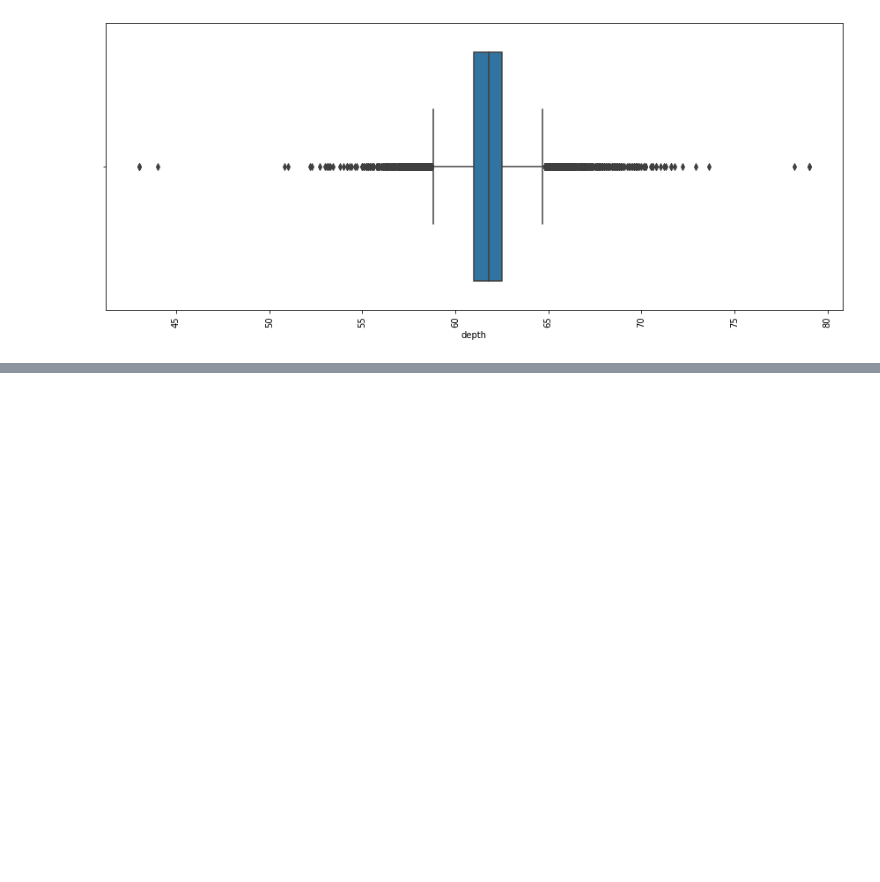
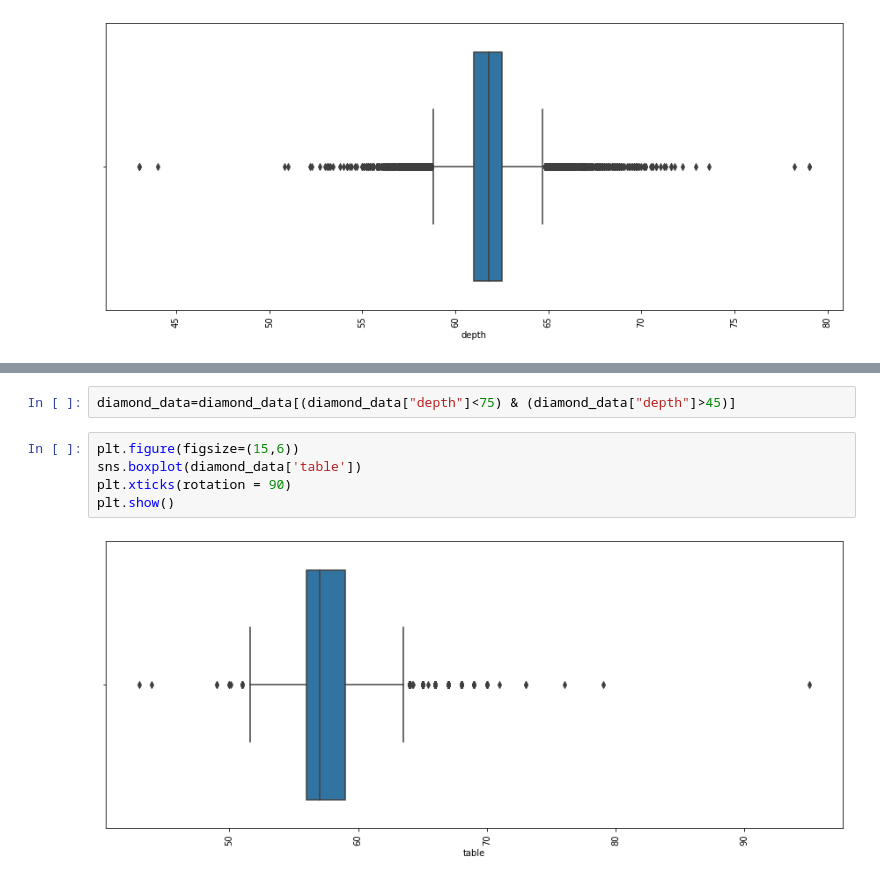
Before and after one commit to Anupam-2105/ML-Projects, a Jupyter notebook: Diamond_Price_Predictor.ipynb, the cells around one changed output, grey strips where cells are left out. Cells and saved outputs as stored; diff of their text form; blank space fills up the shorter version.

```diff
--- a/Diamond_Price_Predictor.ipynb
+++ b/Diamond_Price_Predictor.ipynb
@@ -246,0 +258,9 @@ SyntaxError: ignored
+# %%
+diamond_data=diamond_data[(diamond_data["depth"]<75) & (diamond_data["depth"]>45)]
+# %%
+plt.figure(figsize=(15,6))
+sns.boxplot(diamond_data['table'])
+plt.xticks(rotation = 90)
+plt.show()
+# %% [output]
+[figure, added]
```
Also changed, not shown: parts of 1 cell of this notebook.
